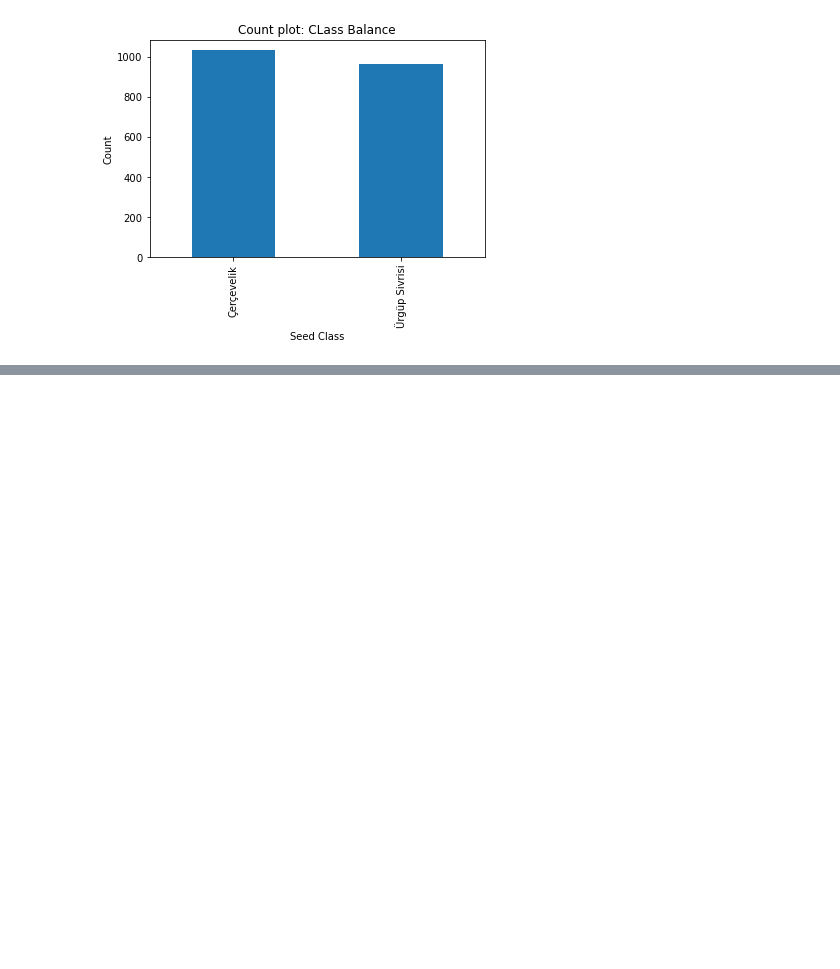
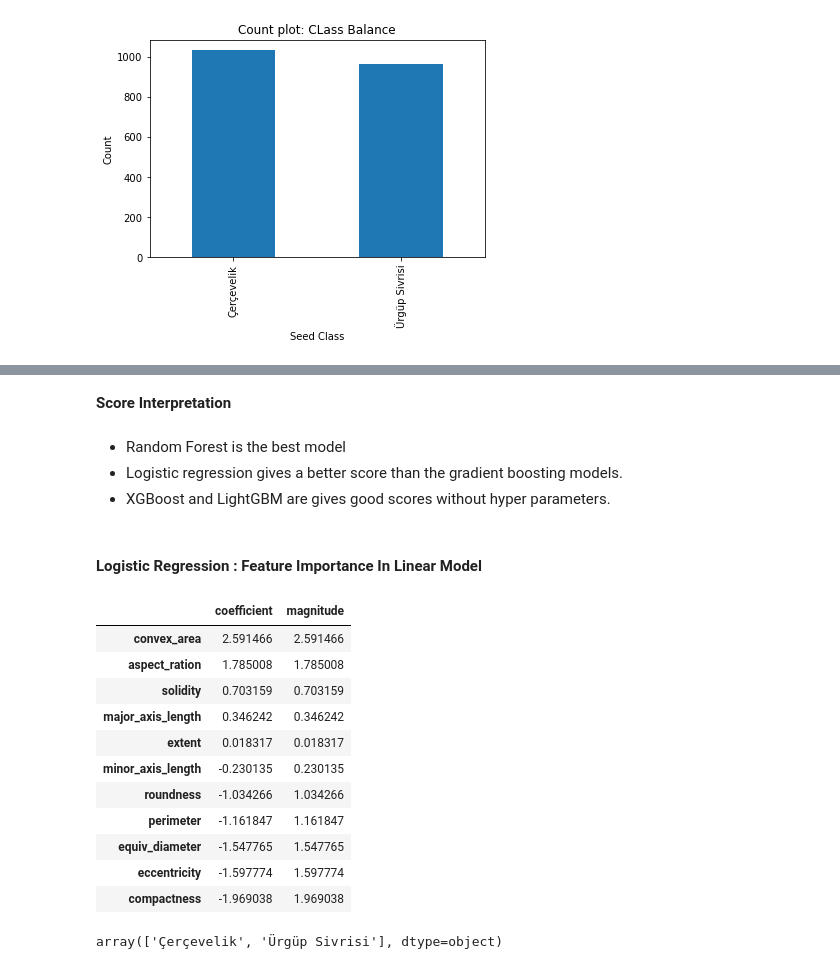
Before and after one commit to thayeylolu/Feature-Analysis, a Jupyter notebook: notebook.ipynb, the cells around one changed output, grey strips where cells are left out. Cells and saved outputs as stored; diff of their text form; code cells hidden in the pictures; blank space fills up the shorter version.

Commit message:
interpret logistic regression model
interpret binary logistic regression model with prediction examples

```diff
--- a/notebook.ipynb
+++ b/notebook.ipynb
@@ -44,6 +78,6 @@ scoring_metric = "accuracy"
 # %%
 path = os.getcwd()
-data = pd.read_excel(os.path.join(path, "data/pumpkin.xlsx"), sheet_name = "Pumpkin_Seeds_Dataset")
+data = pd.read_excel(os.path.join(path, "Feature Analysis/data/pumpkin.xlsx"), sheet_name = "Pumpkin_Seeds_Dataset")
 # %%
 data.head()
 # %% [output]
@@ -131,2 +167,23 @@ train["class"].value_counts().plot(kind = "bar",
 # %%
-df.plot(
+results = {}
+scoring_metric = "accuracy"
+
+pipe_lr = make_pipeline(
+    preprocessor, LogisticRegression(max_iter=2000, random_state=2022)
+)
+pipe_rf = make_pipeline(preprocessor, RandomForestClassifier(random_state=2022))
+pipe_xgb = make_pipeline(
+    preprocessor, XGBClassifier(random_state=2022)
+)
+pipe_lgbm = make_pipeline(preprocessor, LGBMClassifier(random_state=2022))
+classifiers = {
+    "logistic regression": pipe_lr,
+    "random forest": pipe_rf,
+    "XGBoost": pipe_xgb,
+    "LightGBM": pipe_lgbm,
+}
+# %%
+for (name, model) in classifiers.items():
+    results[name] = mean_std_cross_val_scores(
+        model, X_train, y_train, return_train_score=True, scoring=scoring_metric
+    )
@@ -132,0 +204,39 @@ df.plot(
+# %% [markdown]
+**Score Interpretation**
+# %% [markdown]
+- Random Forest is the best model
+- Logistic regression gives a better score than the gradient boosting models.
+- XGBoost and LightGBM are gives good scores without hyper parameters.
+# %% [markdown]
+#### Logistic Regression : Feature Importance In Linear Model
+# %%
+pipe_lr.fit(X_train, y_train)
+
+lr_data = {
+    "coefficient": pipe_lr.named_steps["logisticregression"].coef_.flatten().tolist(),
+    "magnitude": np.absolute(
+        pipe_lr.named_steps["logisticregression"].coef_.flatten().tolist()
+    ),
+}
+coef_lr = pd.DataFrame(lr_data, index= numeric_columns).sort_values(
+    "coefficient", ascending=False
+)
+# %%
+coef_lr
+# %% [output]
+|  | coefficient | magnitude |
+| convex_area | 2.591466 | 2.591466 |
+| aspect_ration | 1.785008 | 1.785008 |
+| solidity | 0.703159 | 0.703159 |
+| major_axis_length | 0.346242 | 0.346242 |
+| extent | 0.018317 | 0.018317 |
+| minor_axis_length | -0.230135 | 0.230135 |
+| roundness | -1.034266 | 1.034266 |
+| perimeter | -1.161847 | 1.161847 |
+| equiv_diameter | -1.547765 | 1.547765 |
+| eccentricity | -1.597774 | 1.597774 |
+| compactness | -1.969038 | 1.969038 |
+# %%
+pipe_lr.classes_
+# %% [output]
+array(['Çerçevelik', 'Ürgüp Sivrisi'], dtype=object)
```
Also changed, not shown: parts of 16 cells of this notebook.
